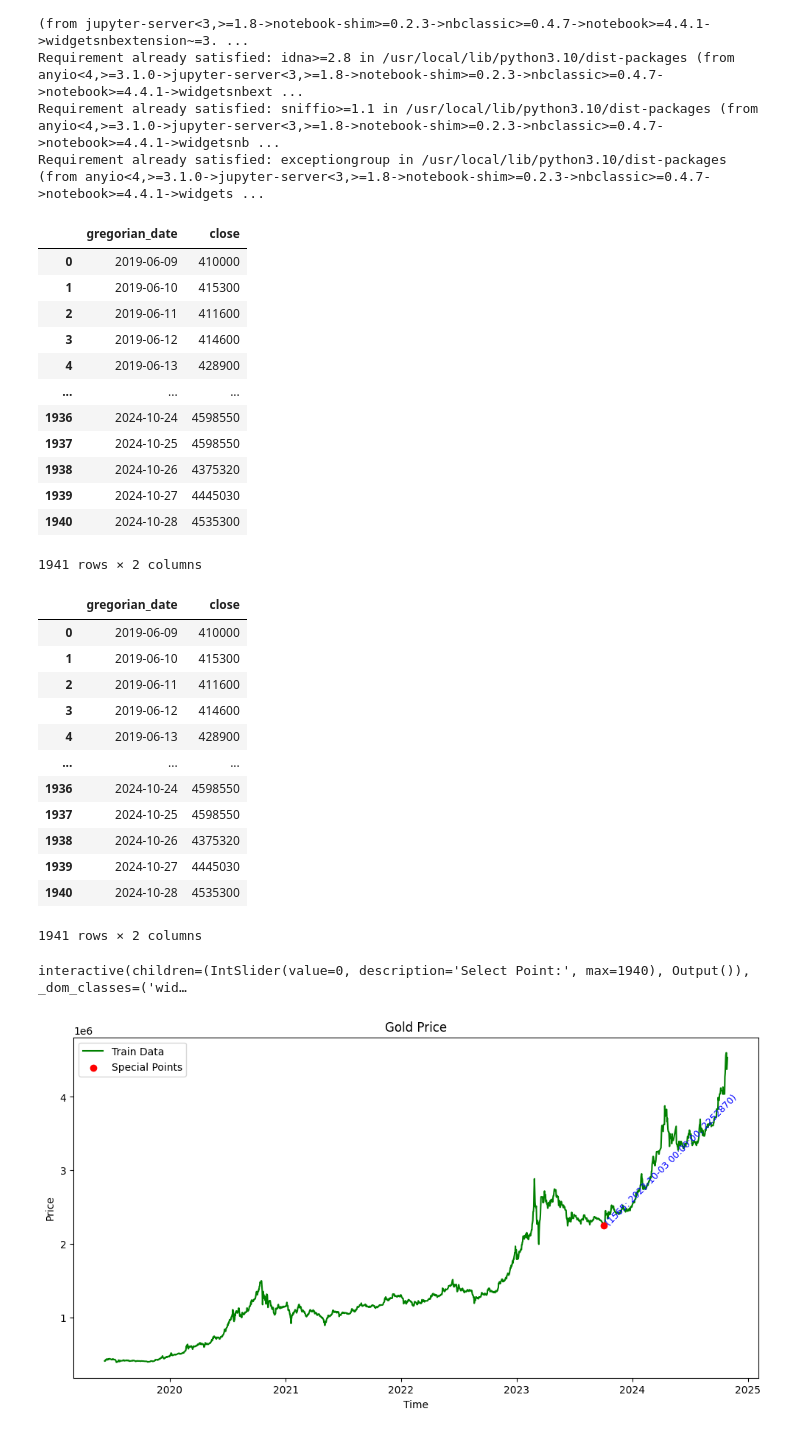
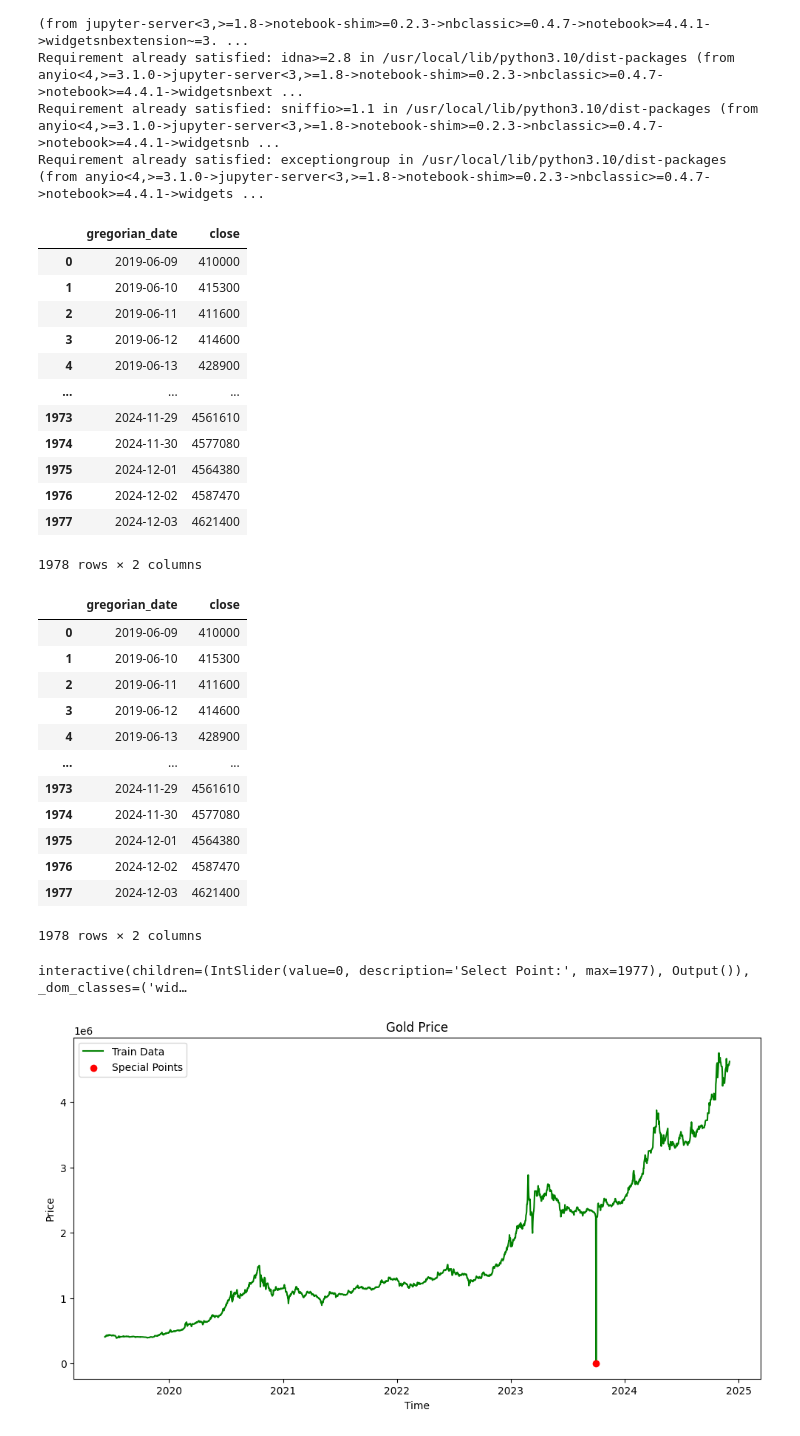
Before and after one commit to houmanhaghi/Gold3nMind, a Jupyter notebook: gold3n_mind.ipynb, the cells around one changed output. Drawn from its saved outputs; the diff is of its cells as text; code cells hidden in the pictures.

```diff
--- a/gold3n_mind.ipynb
+++ b/gold3n_mind.ipynb
@@ -252,7 +286,7 @@ Requirement already satisfied: idna>=2.8 in /usr/local/lib/python3.10/dist-packa
 Requirement already satisfied: sniffio>=1.1 in /usr/local/lib/python3.10/dist-packages (from anyio<4,>=3.1.0->jupyter-server<3,>=1.8->notebook-shim>=0.2.3->nbclassic>=0.4.7->notebook>=4.4.1->widgetsnb ...
 Requirement already satisfied: exceptiongroup in /usr/local/lib/python3.10/dist-packages (from anyio<4,>=3.1.0->jupyter-server<3,>=1.8->notebook-shim>=0.2.3->nbclassic>=0.4.7->notebook>=4.4.1->widgets ...
 # %%
-processing_data = df[df['date'] < '1403-08-13'][['gregorian_date','close']]
+processing_data = df[df['date'] >= '1381-05-16'][['gregorian_date','close']]
 # %%
 processing_data
 # %% [output]
@@ -263,12 +297,12 @@ processing_data
 | 3 | 2019-06-12 | 414600 |
 | 4 | 2019-06-13 | 428900 |
 | ... | ... | ... |
-| 1936 | 2024-10-24 | 4598550 |
-| 1937 | 2024-10-25 | 4598550 |
-| 1938 | 2024-10-26 | 4375320 |
-| 1939 | 2024-10-27 | 4445030 |
-| 1940 | 2024-10-28 | 4535300 |
+| 1973 | 2024-11-29 | 4561610 |
+| 1974 | 2024-11-30 | 4577080 |
+| 1975 | 2024-12-01 | 4564380 |
+| 1976 | 2024-12-02 | 4587470 |
+| 1977 | 2024-12-03 | 4621400 |
-1941 rows × 2 columns
+1978 rows × 2 columns
 # %%
 processing_data['gregorian_date'] = pd.to_datetime(processing_data['gregorian_date'], errors='coerce')
 processing_data = processing_data.dropna(subset=['gregorian_date'])
@@ -284,12 +318,12 @@ processing_data
 | 3 | 2019-06-12 | 414600 |
 | 4 | 2019-06-13 | 428900 |
 | ... | ... | ... |
-| 1936 | 2024-10-24 | 4598550 |
-| 1937 | 2024-10-25 | 4598550 |
-| 1938 | 2024-10-26 | 4375320 |
-| 1939 | 2024-10-27 | 4445030 |
-| 1940 | 2024-10-28 | 4535300 |
+| 1973 | 2024-11-29 | 4561610 |
+| 1974 | 2024-11-30 | 4577080 |
+| 1975 | 2024-12-01 | 4564380 |
+| 1976 | 2024-12-02 | 4587470 |
+| 1977 | 2024-12-03 | 4621400 |
-1941 rows × 2 columns
+1978 rows × 2 columns
 # %%
 import matplotlib.pyplot as plt
 import numpy as np
@@ -320,30 +354,30 @@ def update_plot(index):
 
 widgets.interactive(update_plot, index=slider)
 # %% [output]
-interactive(children=(IntSlider(value=0, description='Select Point:', max=1940), Output()), _dom_classes=('wid…
+interactive(children=(IntSlider(value=0, description='Select Point:', max=1977), Output()), _dom_classes=('wid…
 # %%
 import matplotlib.pyplot as plt
 plt.figure(figsize=(12, 6))
 
 plt.plot(processing_data['gregorian_date'],
          processing_data['close'],
          label='Train Data', color='green')
 
 indexes_to_delete = [1565]
 special_dates = processing_data['gregorian_date'].iloc[indexes_to_delete]
 special_prices = processing_data['close'].iloc[indexes_to_delete]
 plt.scatter(special_dates, special_prices, color='red', label='Special Points', zorder=5)
 
-for idx, date, price in zip(indexes_to_delete, special_dates, special_prices):
-    plt.text(date, price, f'({idx}: {date}, {price})', fontsize=9, color='blue', rotation=45)
+# for idx, date, price in zip(indexes_to_delete, special_dates, special_prices):
+#     plt.text(date, price, f'({idx}: {date}, {price})', fontsize=9, color='blue', rotation=45)
 
 plt.xlabel('Time')
 plt.ylabel('Price')
 plt.title('Gold Price')
 plt.legend()
 plt.show()
 # %% [output]
-[figure, old version]
+[figure, new version]
 # %%
 processing_data = processing_data.drop(indexes_to_delete, axis=0).reset_index(drop=True)
 # %%
```
Also changed, not shown: parts of 22 cells of this notebook.
